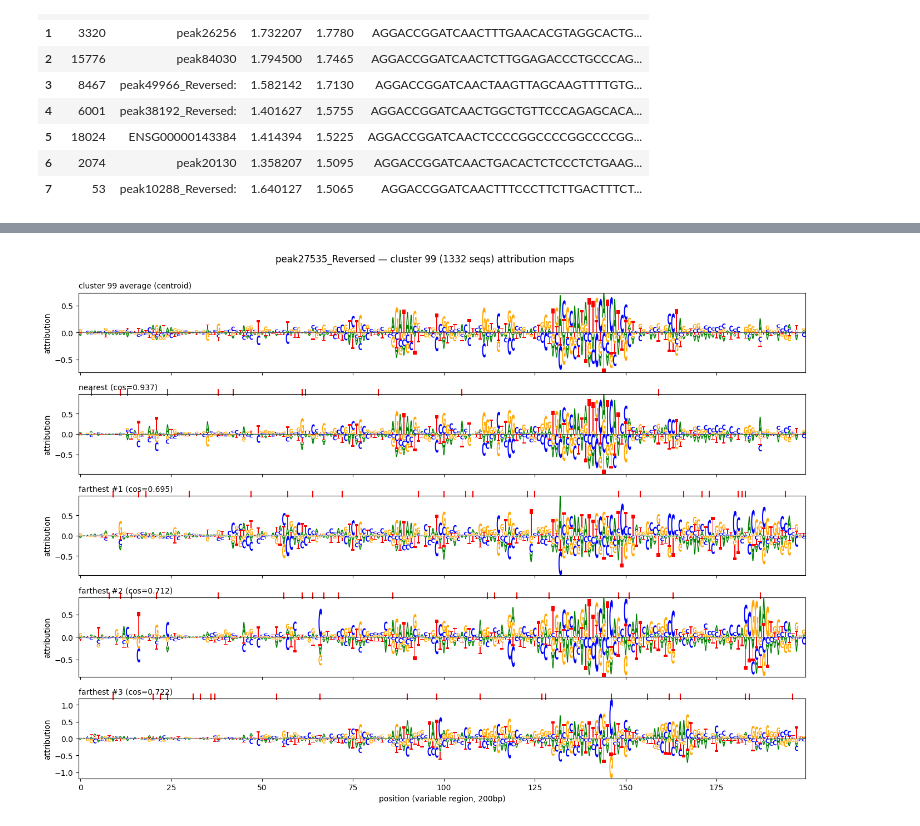
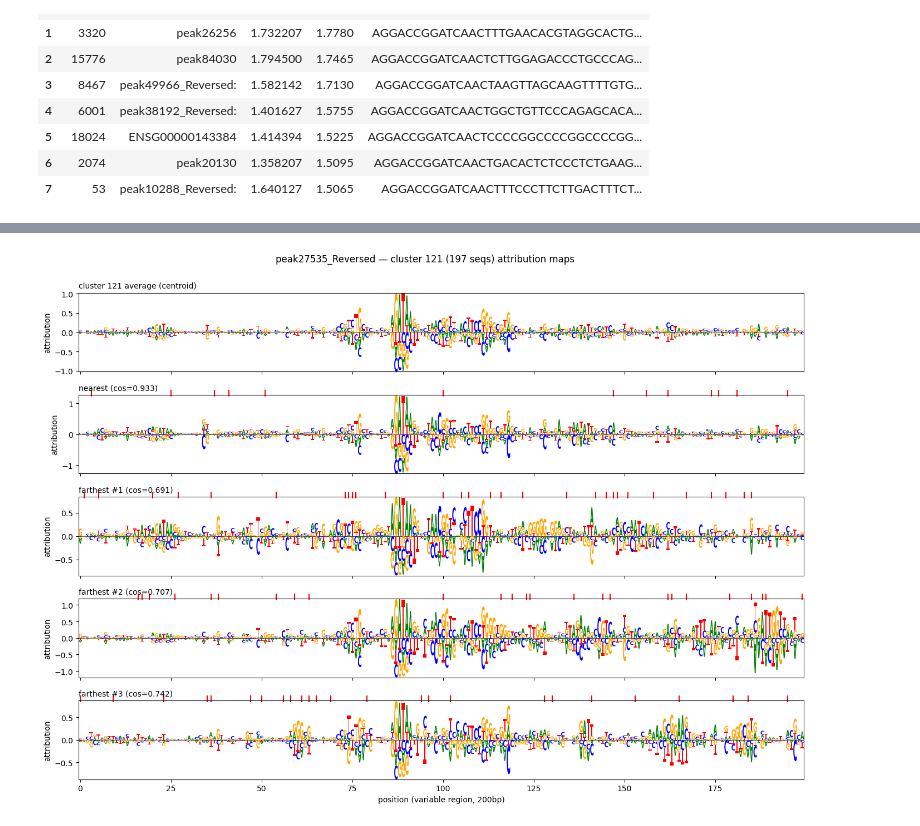
Before and after one commit to pabmantilla/SEAM_validate, a Jupyter notebook: single_seq/scripts/k562_seam.ipynb, the cells around one changed output, grey strips where cells are left out. Cells and saved outputs as stored; diff of their text form; code cells hidden in the pictures.

```diff
--- a/single_seq/scripts/k562_seam.ipynb
+++ b/single_seq/scripts/k562_seam.ipynb
@@ -147,37 +153,37 @@ plt.tight_layout()
 # %%
 # pick any cluster (raw k-means label) -> centroid + nearest + top-3 farthest members
-CLUSTER = 99
+CLUSTER = 121
 
 wt_int = var_seqs[0].argmax(-1)                         # WT bases in variable region
 is_variant = (var_seqs.argmax(-1) != wt_int).any(1)     # differs from WT (excludes idx 0 + exact-WT dupes)
 
 members_all = np.where(cluster_labels == CLUSTER)[0]
 center = attributions[members_all].mean(0)             # cluster average = anchor (no WT here)
 members = members_all[is_variant[members_all]]          # rank variants only
 flat = attributions[members].reshape(len(members), -1)
 cos = flat @ center.ravel() / (np.linalg.norm(flat, axis=1) * np.linalg.norm(center))
 
 si = np.argsort(cos)                                    # ascending: si[0] = farthest, si[-1] = nearest
 # (title, attribution map, seq index for red mutation ticks; None = average, no ticks)
 panels = [(f"cluster {CLUSTER} average (centroid)", center, None),
           (f"nearest (cos={cos[si[-1]]:.3f})", attributions[members[si[-1]]], members[si[-1]])]
 for rank in range(3):
     panels.append((f"farthest #{rank+1} (cos={cos[si[rank]]:.3f})", attributions[members[si[rank]]], members[si[rank]]))
 
 fig, axes = plt.subplots(len(panels), 1, figsize=(14, 2 * len(panels)), sharex=True)
 for ax, (title, arr, idx) in zip(axes, panels):
     logomaker.Logo(pd.DataFrame(arr, columns=list("ACGT")), ax=ax)
     if idx is not None:
         mut = np.where(var_seqs[idx].argmax(-1) != wt_int)[0]   # positions mutated from WT
         ax.plot(mut, np.full(len(mut), 1.02), marker='|', linestyle='None', color='red',
                 markersize=9, markeredgewidth=1.5, transform=ax.get_xaxis_transform(), clip_on=False)
     ax.set_title(title, loc="left", fontsize=10)
     ax.set_ylabel("attribution")
 axes[-1].set_xlabel("position (variable region, 200bp)")
 fig.suptitle(f"{SEQ_ID} — cluster {CLUSTER} ({len(members_all)} seqs) attribution maps", y=1.002)
 plt.tight_layout()
 # %% [output]
-[figure, old version]
+[figure, new version]
 # %%
 # per-cluster member-to-centroid cosine sim, as box plots (whiskers = full range, ● = mean)
 cos_by_cluster = []
```
Also changed, not shown: parts of 8 cells of this notebook.
